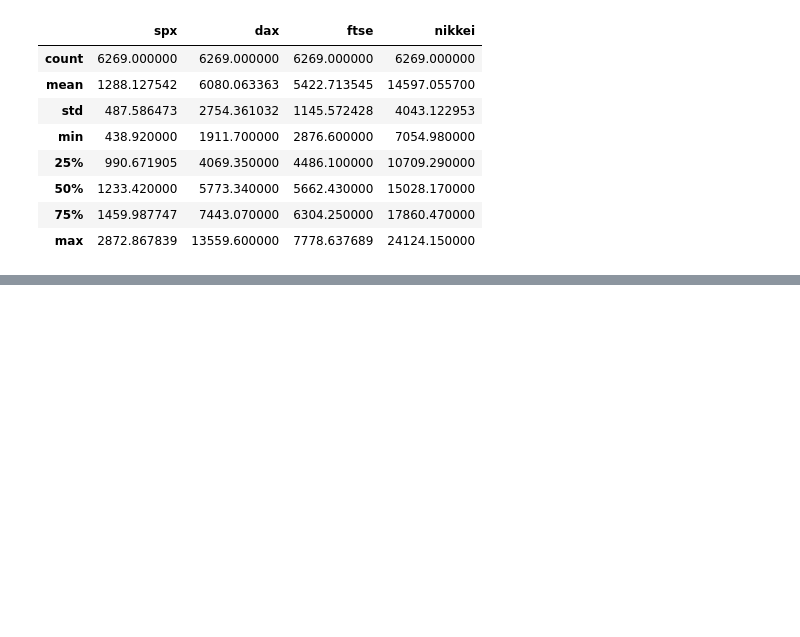
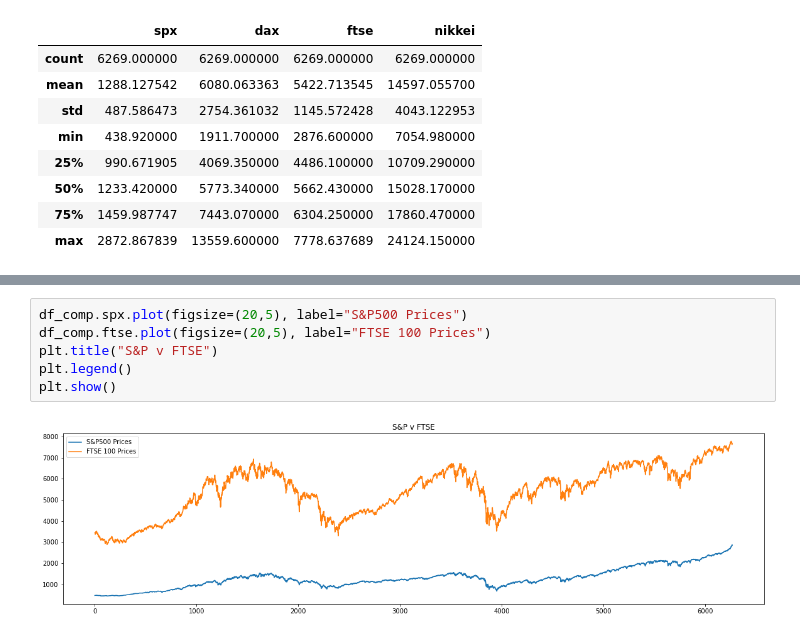
Before and after one commit to danishroohul/Udemy-Courses, a Jupyter notebook: Time-Series-Analysis-in-Python-2021/NB_1_Introduction_to_Time_Series_in_Python.ipynb, the cells around one changed output, grey strips where cells are left out. Saved outputs shown, nothing was run; the diff lists cells and outputs as text; blank space fills up the shorter version.

```diff
--- a/Time-Series-Analysis-in-Python-2021/NB_1_Introduction_to_Time_Series_in_Python.ipynb
+++ b/Time-Series-Analysis-in-Python-2021/NB_1_Introduction_to_Time_Series_in_Python.ipynb
@@ -89,0 +120,8 @@ df_comp.describe()
+# %%
+df_comp.spx.plot(figsize=(20,5), label="S&P500 Prices")
+df_comp.ftse.plot(figsize=(20,5), label="FTSE 100 Prices")
+plt.title("S&P v FTSE")
+plt.legend()
+plt.show()
+# %% [output]
+[figure, added]
```
Also changed, not shown: parts of 12 cells of this notebook, 2 other files.
